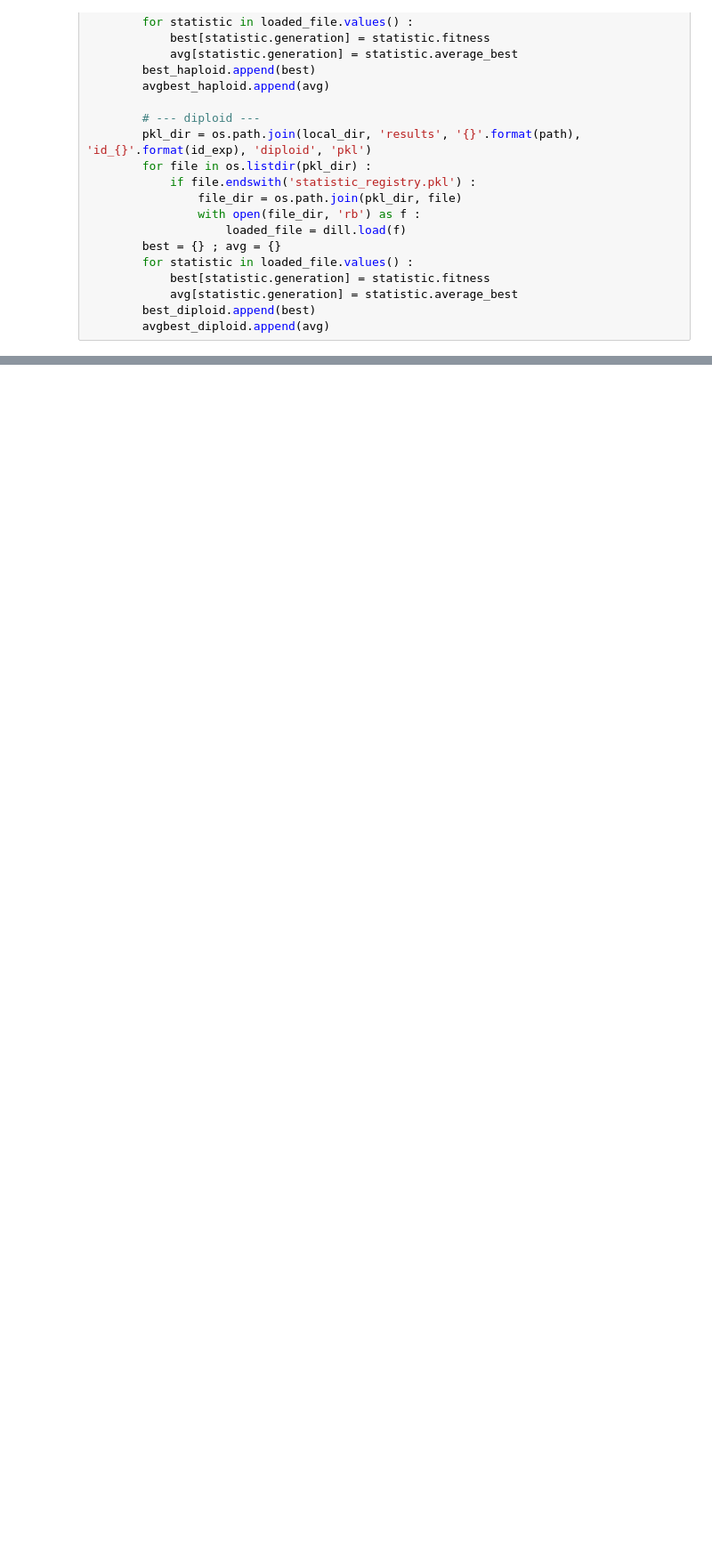
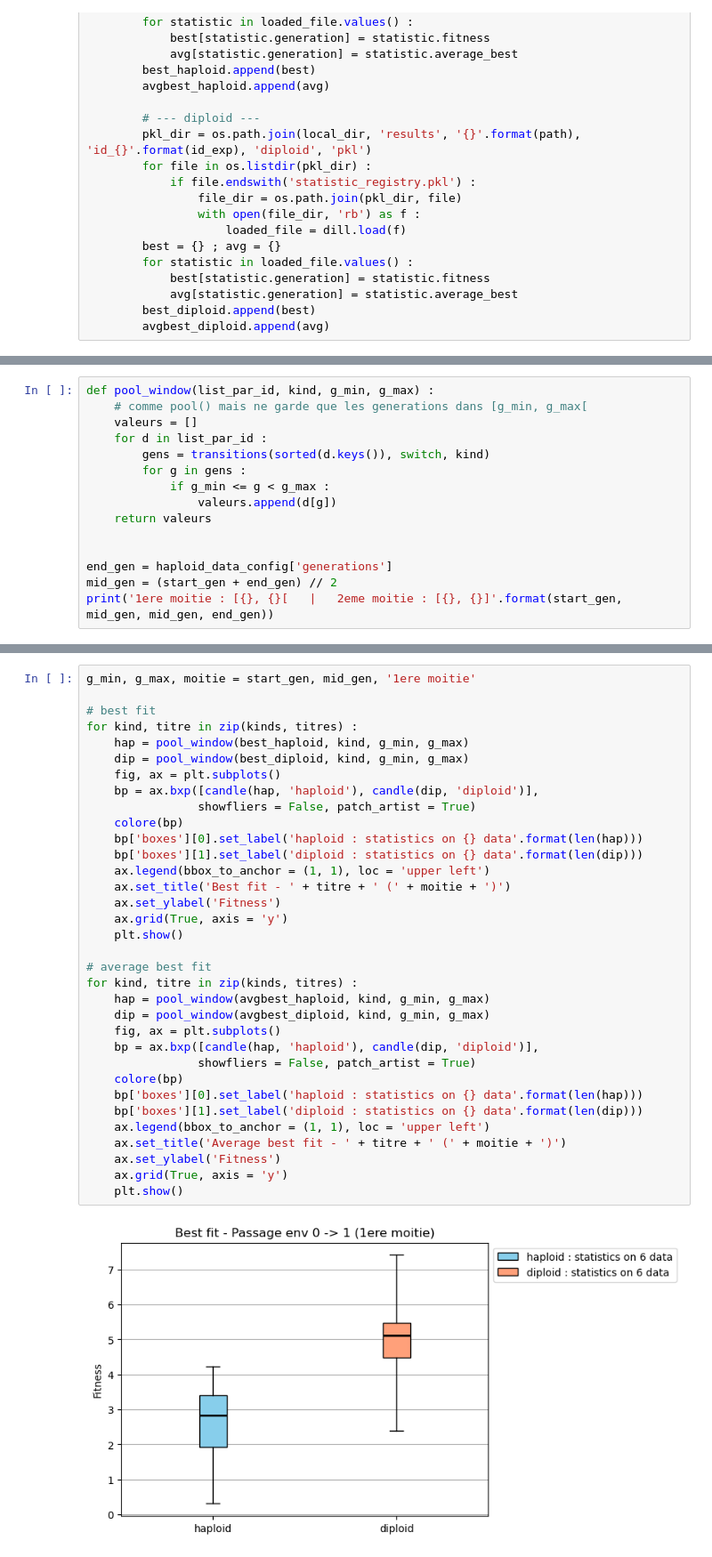
Before and after one commit to matteovacher/sgr-ecs-matteo, a Jupyter notebook: results_analysis/analysis8.ipynb, the cells around one changed output, grey strips where cells are left out. Shown at 89% size. Drawn from its saved outputs; the diff is of its cells as text; blank space fills up the shorter version.

```diff
--- a/results_analysis/analysis8.ipynb
+++ b/results_analysis/analysis8.ipynb
@@ -203,0 +206,15 @@ for kind, titre in zip(kinds, titres) :
+# %%
+def pool_window(list_par_id, kind, g_min, g_max) :
+    # comme pool() mais ne garde que les generations dans [g_min, g_max[
+    valeurs = []
+    for d in list_par_id :
+        gens = transitions(sorted(d.keys()), switch, kind)
+        for g in gens :
+            if g_min <= g < g_max :
+                valeurs.append(d[g])
+    return valeurs
+
+
+end_gen = haploid_data_config['generations']
+mid_gen = (start_gen + end_gen) // 2
+print('1ere moitie : [{}, {}[   |   2eme moitie : [{}, {}]'.format(start_gen, mid_gen, mid_gen, end_gen))
@@ -203,0 +223,36 @@ for kind, titre in zip(kinds, titres) :
+# %%
+g_min, g_max, moitie = start_gen, mid_gen, '1ere moitie'
+
+# best fit
+for kind, titre in zip(kinds, titres) :
+    hap = pool_window(best_haploid, kind, g_min, g_max)
+    dip = pool_window(best_diploid, kind, g_min, g_max)
+    fig, ax = plt.subplots()
+    bp = ax.bxp([candle(hap, 'haploid'), candle(dip, 'diploid')],
+                showfliers = False, patch_artist = True)
+    colore(bp)
+    bp['boxes'][0].set_label('haploid : statistics on {} data'.format(len(hap)))
+    bp['boxes'][1].set_label('diploid : statistics on {} data'.format(len(dip)))
+    ax.legend(bbox_to_anchor = (1, 1), loc = 'upper left')
+    ax.set_title('Best fit - ' + titre + ' (' + moitie + ')')
+    ax.set_ylabel('Fitness')
+    ax.grid(True, axis = 'y')
+    plt.show()
+
+# average best fit
+for kind, titre in zip(kinds, titres) :
+    hap = pool_window(avgbest_haploid, kind, g_min, g_max)
+    dip = pool_window(avgbest_diploid, kind, g_min, g_max)
+    fig, ax = plt.subplots()
+    bp = ax.bxp([candle(hap, 'haploid'), candle(dip, 'diploid')],
+                showfliers = False, patch_artist = True)
+    colore(bp)
+    bp['boxes'][0].set_label('haploid : statistics on {} data'.format(len(hap)))
+    bp['boxes'][1].set_label('diploid : statistics on {} data'.format(len(dip)))
+    ax.legend(bbox_to_anchor = (1, 1), loc = 'upper left')
+    ax.set_title('Average best fit - ' + titre + ' (' + moitie + ')')
+    ax.set_ylabel('Fitness')
+    ax.grid(True, axis = 'y')
+    plt.show()
+# %% [output]
+[figure, added]
```
Also changed, not shown: parts of 6 cells of this notebook, 6 other files.
